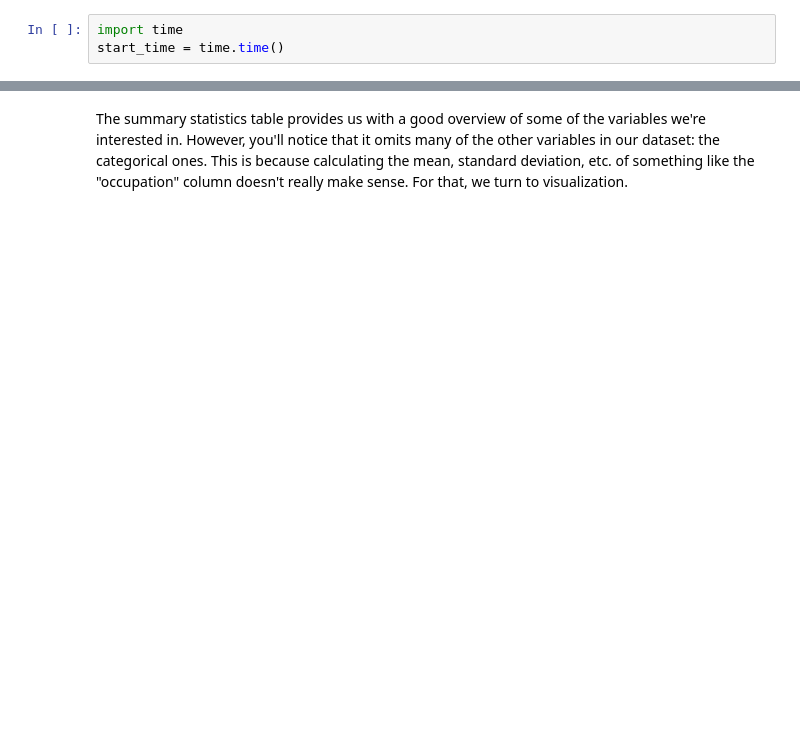
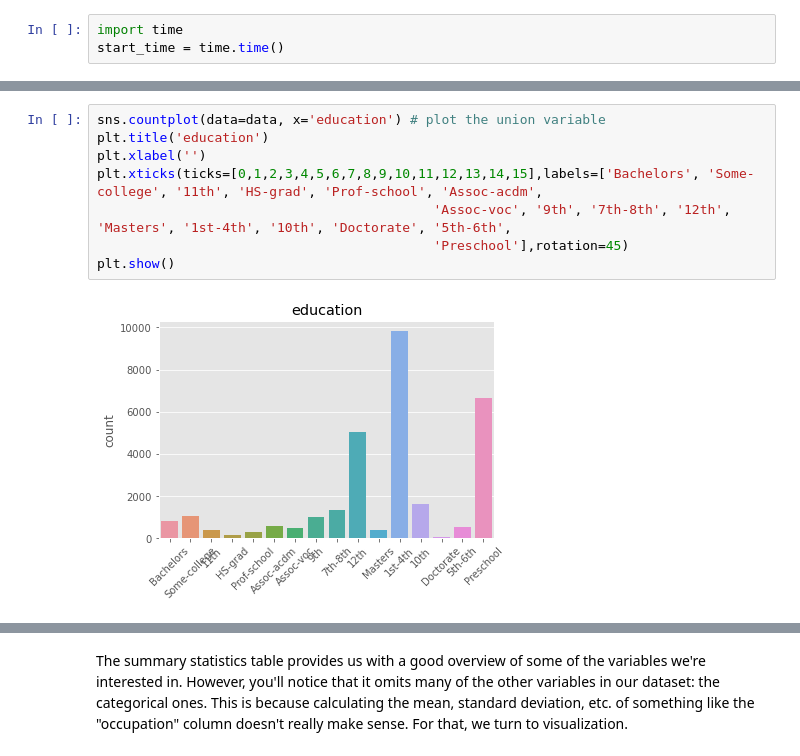
Before and after one commit to zhuoranliu22/CASA0006, a Jupyter notebook: 22072000.ipynb, the cells around one changed output, grey strips where cells are left out. Drawn from its saved outputs; the diff is of its cells as text; blank space fills up the shorter version.

```diff
--- a/22072000.ipynb
+++ b/22072000.ipynb
@@ -216,0 +202,10 @@ data = data[data['traffic_volume']!=0]
+# %%
+sns.countplot(data=data, x='education') # plot the union variable
+plt.title('education')
+plt.xlabel('')
+plt.xticks(ticks=[0,1,2,3,4,5,6,7,8,9,10,11,12,13,14,15],labels=['Bachelors', 'Some-college', '11th', 'HS-grad', 'Prof-school', 'Assoc-acdm',
+                                           'Assoc-voc', '9th', '7th-8th', '12th', 'Masters', '1st-4th', '10th', 'Doctorate', '5th-6th',
+                                           'Preschool'],rotation=45)
+plt.show()
+# %% [output]
+[figure, added]
```
Also changed, not shown: parts of 36 cells of this notebook, 1 other file.
